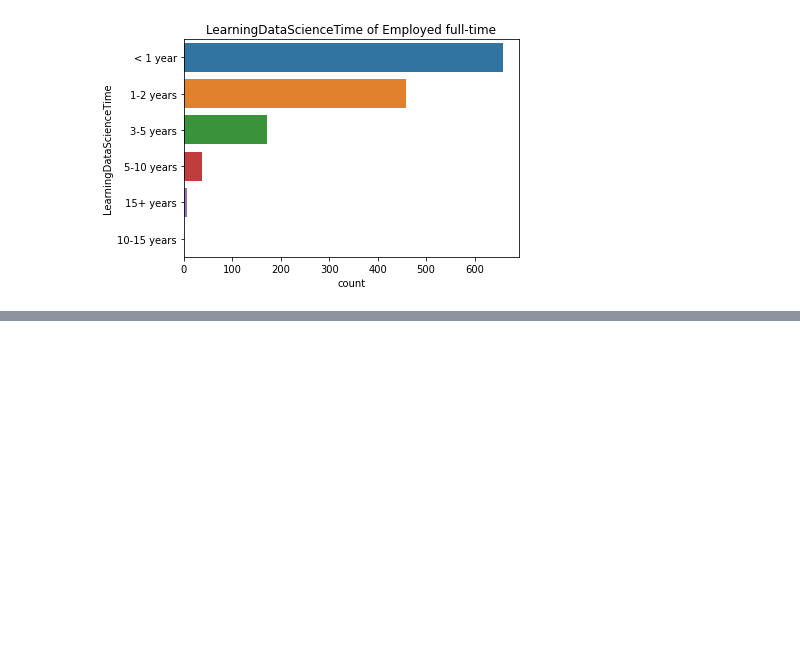
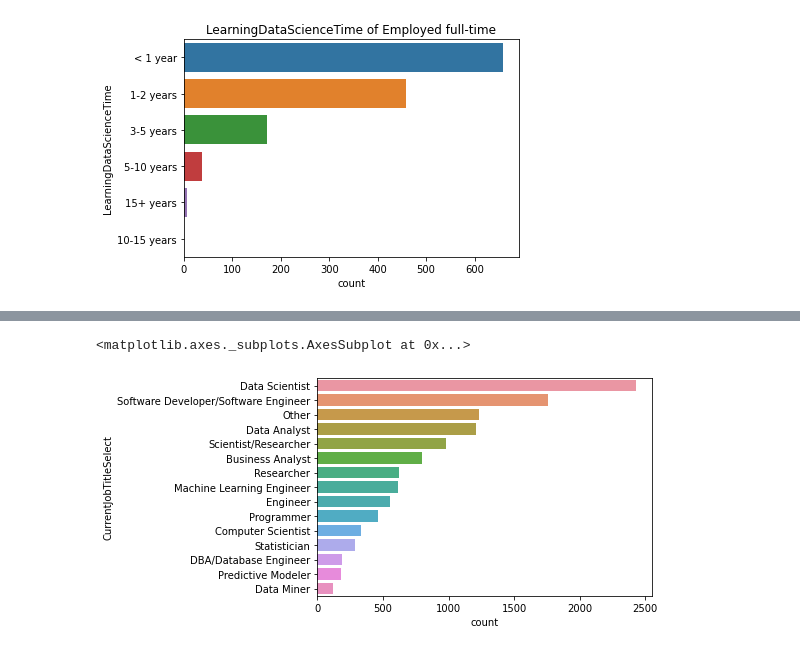
Before and after one commit to rlska105/Kaggle_Competition, a Jupyter notebook: Kaggle_survey_2017.ipynb, the cells around one changed output, grey strips where cells are left out. Drawn from its saved outputs; the diff is of its cells as text; code cells hidden in the pictures; blank space fills up the shorter version.

```diff
--- a/Kaggle_survey_2017.ipynb
+++ b/Kaggle_survey_2017.ipynb
@@ -52,0 +78,5 @@ sns.countplot(y=g.Country, order=g['Country'].value_counts().head(20).index)
+# %%
+sns.countplot(y='CurrentJobTitleSelect', data=df, order=df['CurrentJobTitleSelect'].value_counts().head(15).index)
+# %% [output]
+<matplotlib.axes._subplots.AxesSubplot at 0x...>
+[figure, added]
```
Also changed, not shown: parts of 21 cells of this notebook.
